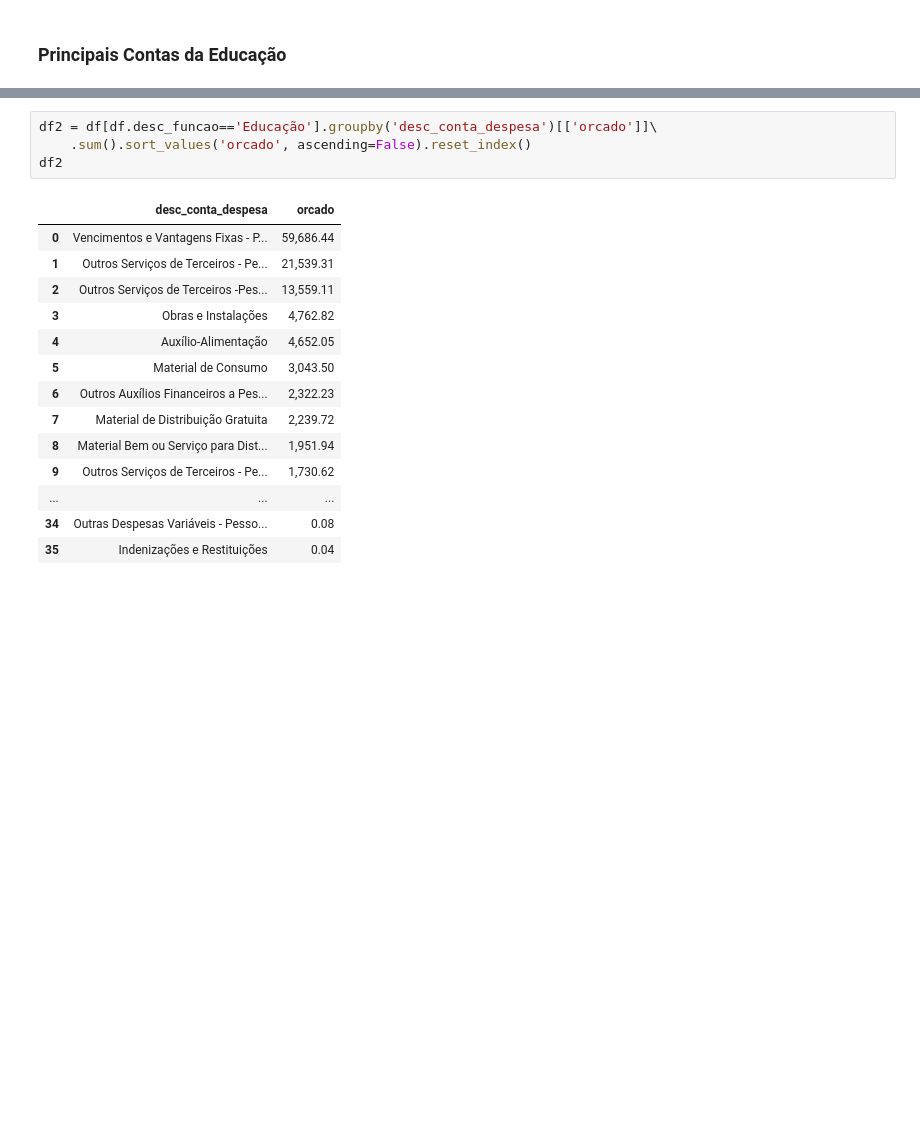
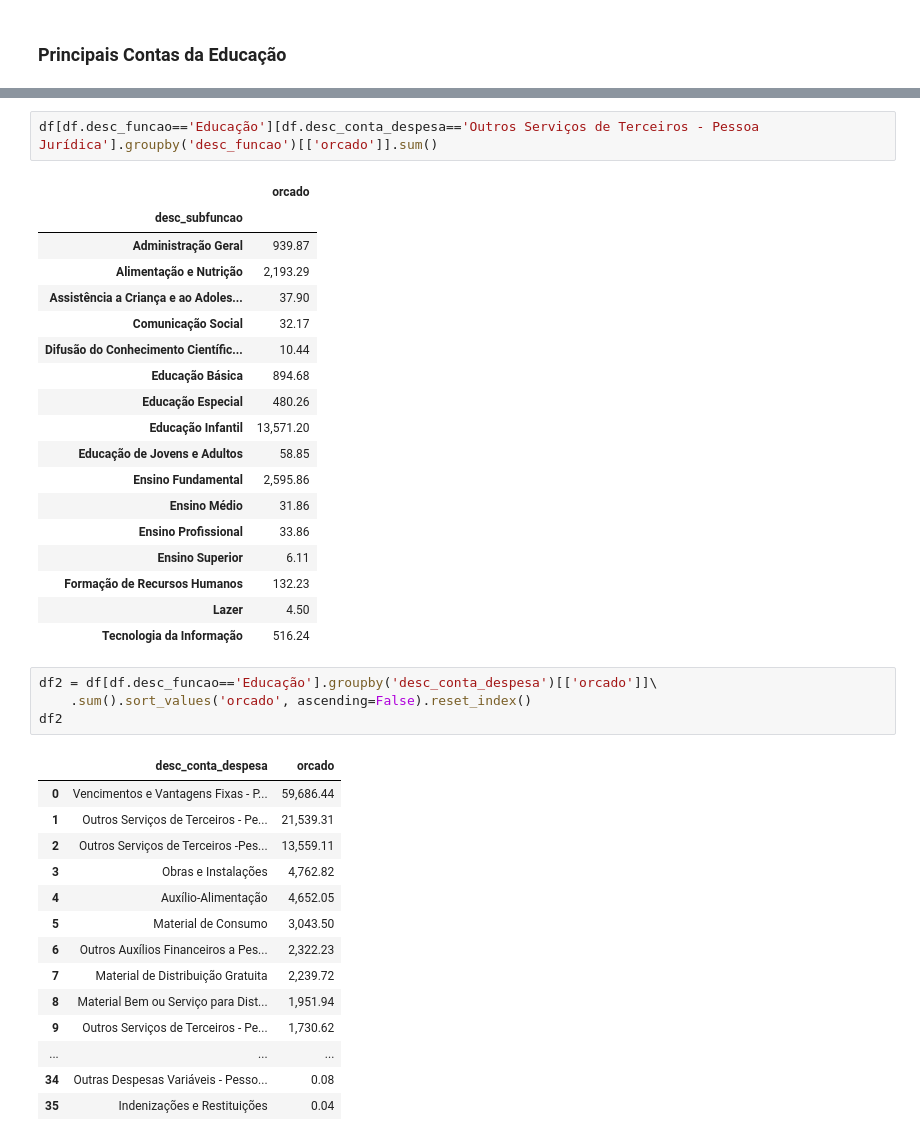
Before and after one commit to educadados/dados, a Jupyter notebook: notebooks/eda_dotacao.ipynb, the cells around one changed output, grey strips where cells are left out. Drawn from its saved outputs; the diff is of its cells as text; blank space fills up the shorter version.

```diff
--- a/notebooks/eda_dotacao.ipynb
+++ b/notebooks/eda_dotacao.ipynb
@@ -154,3 +175,24 @@ hv.Area(df2, group='Percentual do gasto com Educação (% do total)')
+# %%
+df[df.desc_funcao=='Educação'][df.desc_conta_despesa=='Outros Serviços de Terceiros - Pessoa Jurídica'].groupby('desc_funcao')[['orcado']].sum()
+# %% [output]
+|  | orcado |
+| desc_subfuncao |  |
+| Administração Geral | 939.87 |
+| Alimentação e Nutrição | 2,193.29 |
+| Assistência a Criança e ao Adoles... | 37.90 |
+| Comunicação Social | 32.17 |
+| Difusão do Conhecimento Científic... | 10.44 |
+| Educação Básica | 894.68 |
+| Educação Especial | 480.26 |
+| Educação Infantil | 13,571.20 |
+| Educação de Jovens e Adultos | 58.85 |
+| Ensino Fundamental | 2,595.86 |
+| Ensino Médio | 31.86 |
+| Ensino Profissional | 33.86 |
+| Ensino Superior | 6.11 |
+| Formação de Recursos Humanos | 132.23 |
+| Lazer | 4.50 |
+| Tecnologia da Informação | 516.24 |
 # %%
 df2 = df[df.desc_funcao=='Educação'].groupby('desc_conta_despesa')[['orcado']]\
     .sum().sort_values('orcado', ascending=False).reset_index()
```
Also changed, not shown: parts of 15 cells of this notebook.
